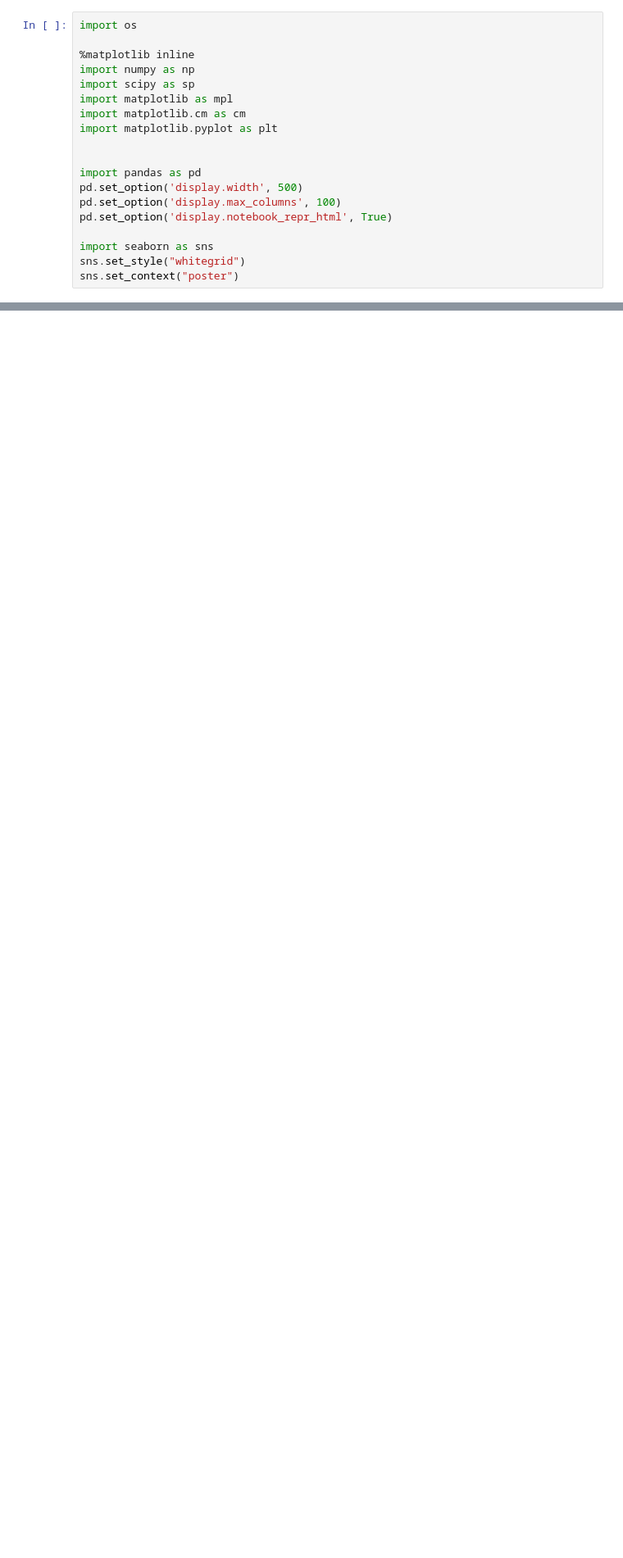
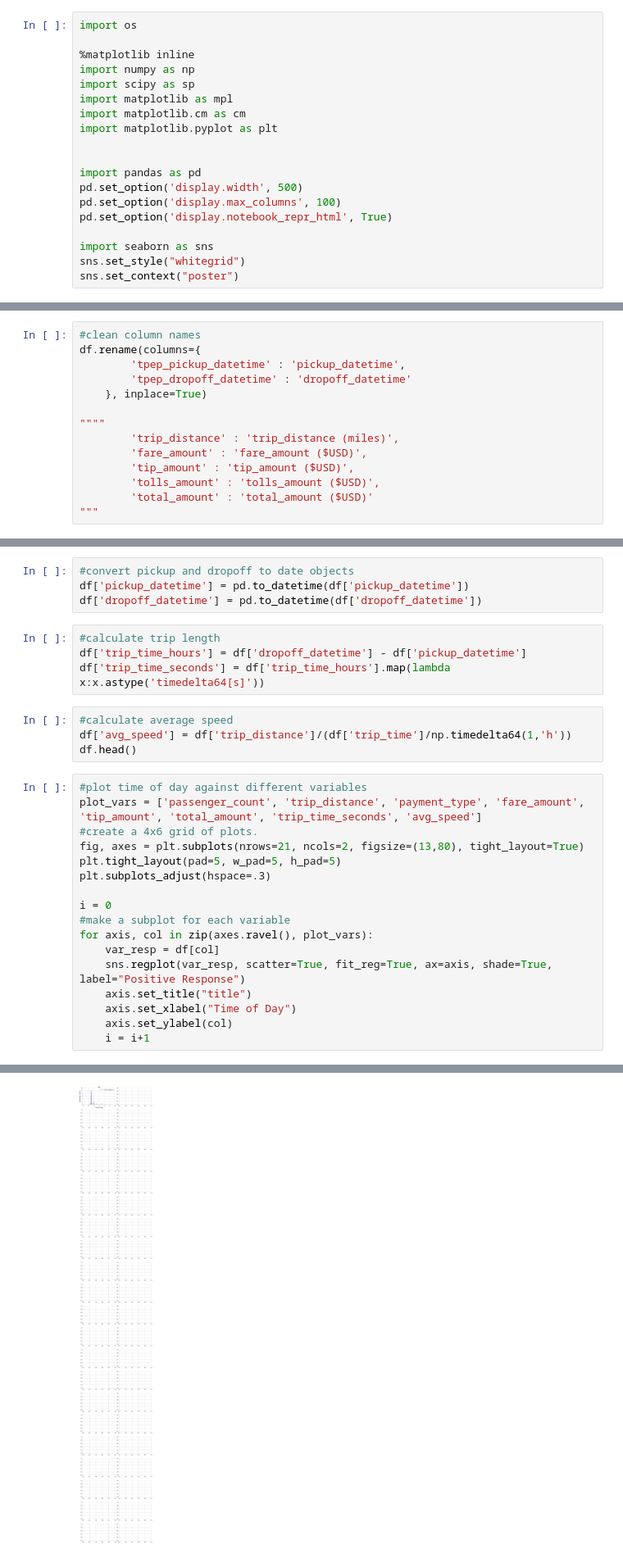
Before and after one commit to AOrlov8957/CS109FinalProject, a Jupyter notebook: data/TaxiData.ipynb, the cells around one changed output, grey strips where cells are left out. Shown: that part at 82% size. Cells and saved outputs as stored; diff of their text form; blank space fills up the shorter version.

Commit message:
basic cleaning and plotting

```diff
--- a/data/TaxiData.ipynb
+++ b/data/TaxiData.ipynb
@@ -34,0 +27,14 @@ df.head()
+# %%
+#clean column names
+df.rename(columns={
+        'tpep_pickup_datetime' : 'pickup_datetime',
+        'tpep_dropoff_datetime' : 'dropoff_datetime'
+    }, inplace=True)
+
+""""
+        'trip_distance' : 'trip_distance (miles)',
+        'fare_amount' : 'fare_amount ($USD)',
+        'tip_amount' : 'tip_amount ($USD)',
+        'tolls_amount' : 'tolls_amount ($USD)',
+        'total_amount' : 'total_amount ($USD)'
+"""
@@ -34,0 +54,30 @@ df.head()
+# %%
+#convert pickup and dropoff to date objects
+df['pickup_datetime'] = pd.to_datetime(df['pickup_datetime'])
+df['dropoff_datetime'] = pd.to_datetime(df['dropoff_datetime'])
+# %%
+#calculate trip length
+df['trip_time_hours'] = df['dropoff_datetime'] - df['pickup_datetime']
+df['trip_time_seconds'] = df['trip_time_hours'].map(lambda x:x.astype('timedelta64[s]'))
+# %%
+#calculate average speed
+df['avg_speed'] = df['trip_distance']/(df['trip_time']/np.timedelta64(1,'h'))
+df.head()
+# %%
+#plot time of day against different variables
+plot_vars = ['passenger_count', 'trip_distance', 'payment_type', 'fare_amount', 'tip_amount', 'total_amount', 'trip_time_seconds', 'avg_speed']
+#create a 4x6 grid of plots.
+fig, axes = plt.subplots(nrows=21, ncols=2, figsize=(13,80), tight_layout=True)
+plt.tight_layout(pad=5, w_pad=5, h_pad=5)
+plt.subplots_adjust(hspace=.3)
+
+i = 0
+#make a subplot for each variable
+for axis, col in zip(axes.ravel(), plot_vars):
+    var_resp = df[col]
+    sns.regplot(var_resp, scatter=True, fit_reg=True, ax=axis, shade=True, label="Positive Response")
+    axis.set_title("title")
+    axis.set_xlabel("Time of Day")
+    axis.set_ylabel(col)
+    i = i+1
+# %% [output]
@@ -34,0 +85 @@ df.head()
+[figure, added]
```
Also changed, not shown: parts of 6 cells of this notebook.
